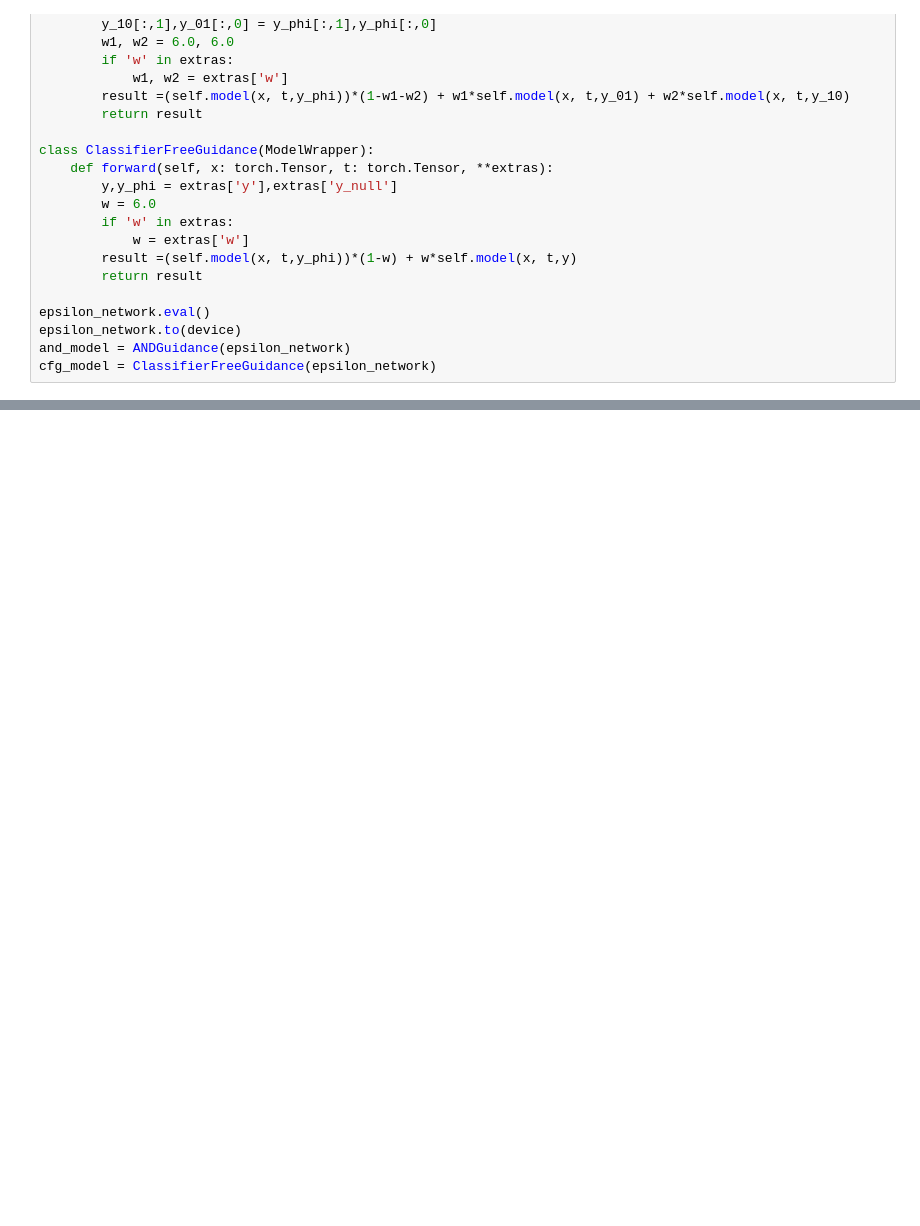
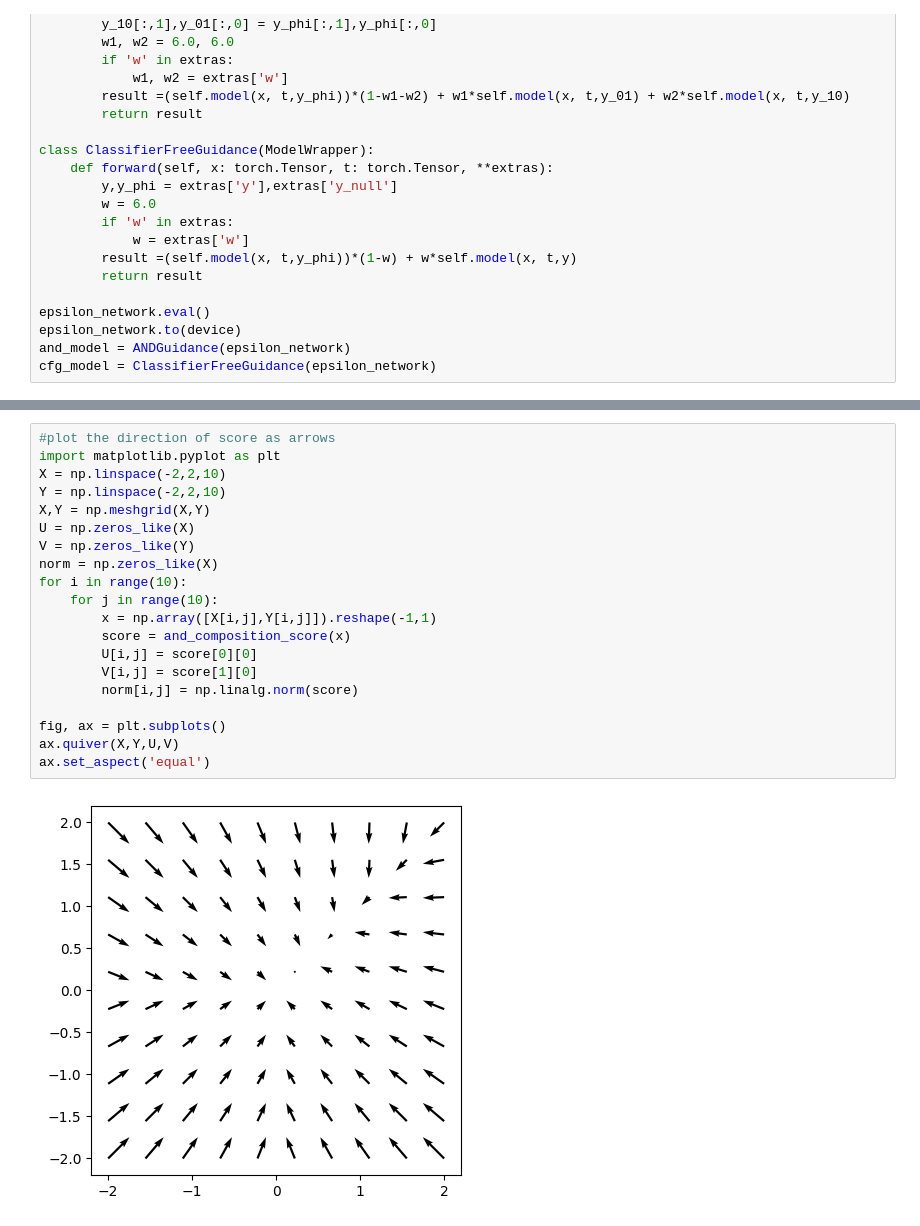
Before and after one commit to sachit3022/compositional-generation, a Jupyter notebook: notebooks/2d_gaussian_generation.ipynb, the cells around one changed output, grey strips where cells are left out. Drawn from its saved outputs; the diff is of its cells as text; blank space fills up the shorter version.

```diff
--- a/notebooks/2d_gaussian_generation.ipynb
+++ b/notebooks/2d_gaussian_generation.ipynb
@@ -257,0 +339,22 @@ plot_classifier(classifier)
+# %%
+#plot the direction of score as arrows
+import matplotlib.pyplot as plt
+X = np.linspace(-2,2,10)
+Y = np.linspace(-2,2,10)
+X,Y = np.meshgrid(X,Y)
+U = np.zeros_like(X)
+V = np.zeros_like(Y)
+norm = np.zeros_like(X)
+for i in range(10):
+    for j in range(10):
+        x = np.array([X[i,j],Y[i,j]]).reshape(-1,1)
+        score = and_composition_score(x)
+        U[i,j] = score[0][0]
+        V[i,j] = score[1][0]
+        norm[i,j] = np.linalg.norm(score)
+
+fig, ax = plt.subplots()
+ax.quiver(X,Y,U,V)
+ax.set_aspect('equal')
+# %% [output]
+[figure, added]
```
Also changed, not shown: parts of 20 cells of this notebook, 8 other files.
